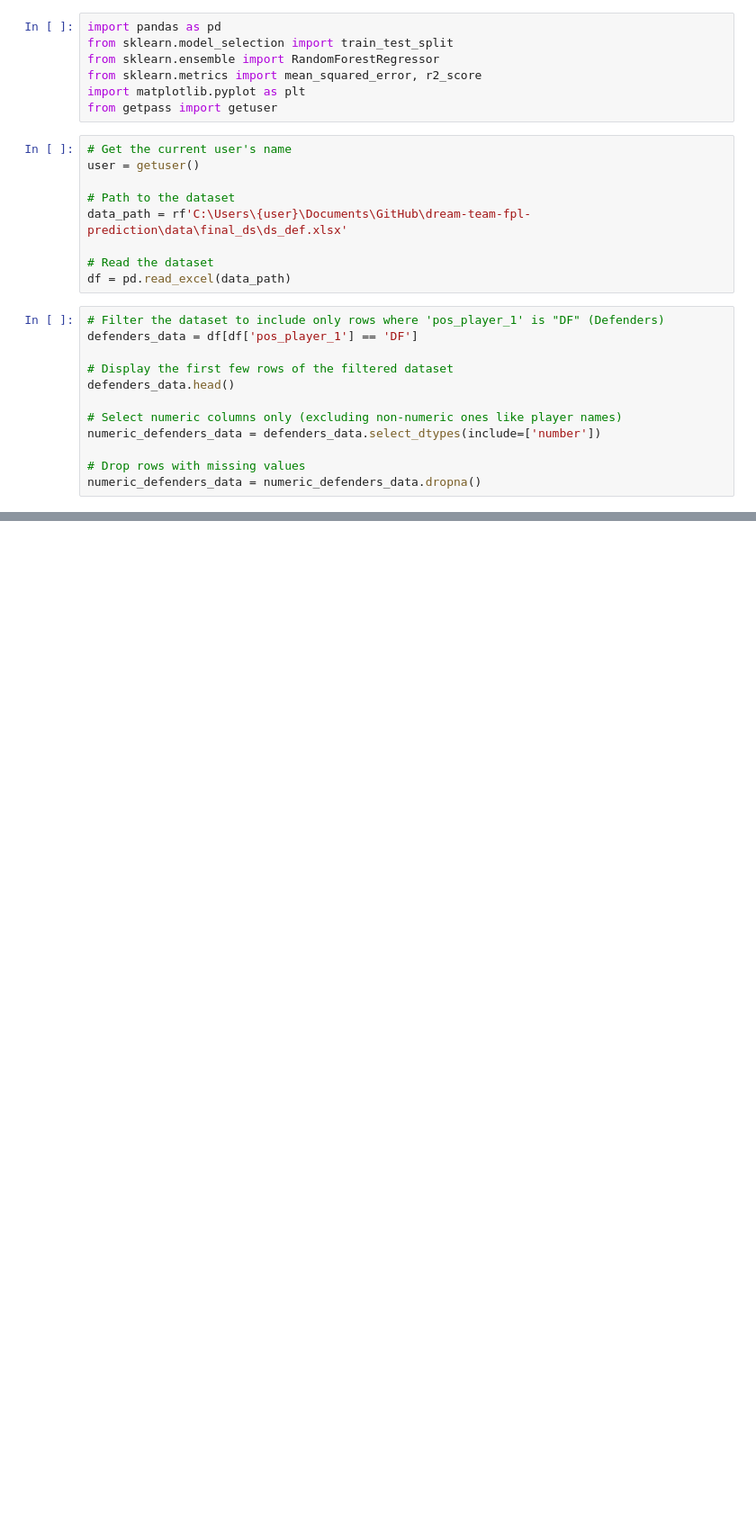
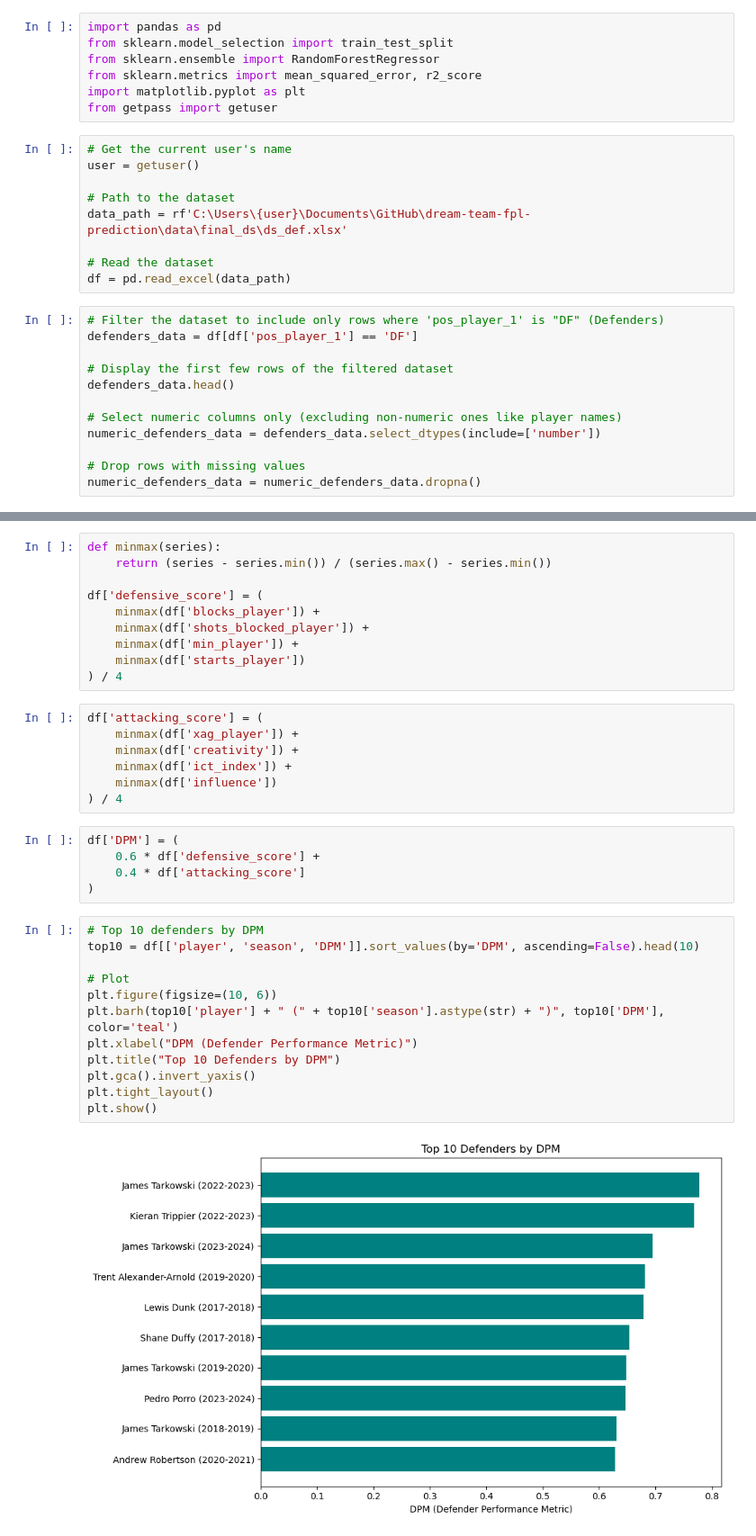
Before and after one commit to AEGDDI/dream-team-fpl-prediction, a Jupyter notebook: eda/def.ipynb, the cells around one changed output, grey strips where cells are left out. Shown at 90% size. Drawn from its saved outputs; the diff is of its cells as text; blank space fills up the shorter version.

```diff
--- a/eda/def.ipynb
+++ b/eda/def.ipynb
@@ -151,3 +151,39 @@ Analyzing feature: bonus
 89  shots_blocked_team    0.009108
 1              assists    0.009055
 [figure]
+# %%
+def minmax(series):
+    return (series - series.min()) / (series.max() - series.min())
+
+df['defensive_score'] = (
+    minmax(df['blocks_player']) +
+    minmax(df['shots_blocked_player']) +
+    minmax(df['min_player']) +
+    minmax(df['starts_player'])
+) / 4
+# %%
+df['attacking_score'] = (
+    minmax(df['xag_player']) +
+    minmax(df['creativity']) +
+    minmax(df['ict_index']) +
+    minmax(df['influence'])
+) / 4
+# %%
+df['DPM'] = (
+    0.6 * df['defensive_score'] +
+    0.4 * df['attacking_score']
+)
+# %%
+# Top 10 defenders by DPM
+top10 = df[['player', 'season', 'DPM']].sort_values(by='DPM', ascending=False).head(10)
+
+# Plot
+plt.figure(figsize=(10, 6))
+plt.barh(top10['player'] + " (" + top10['season'].astype(str) + ")", top10['DPM'], color='teal')
+plt.xlabel("DPM (Defender Performance Metric)")
+plt.title("Top 10 Defenders by DPM")
+plt.gca().invert_yaxis()
+plt.tight_layout()
+plt.show()
+# %% [output]
+[figure, added]
```
Also changed, not shown: parts of 1 cell of this notebook, 14 other files.
